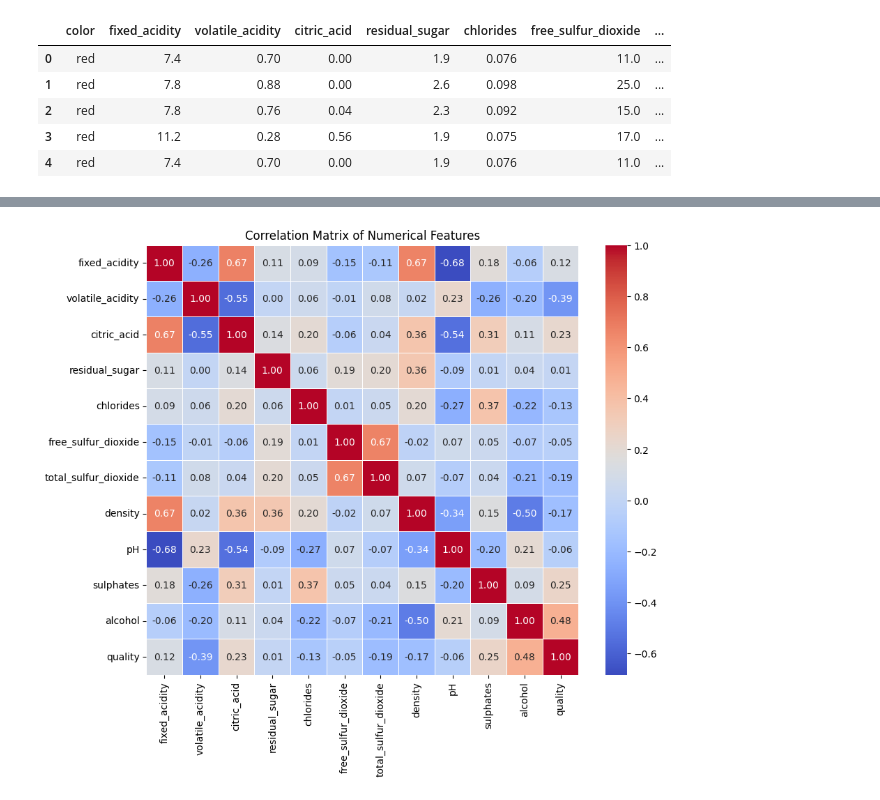
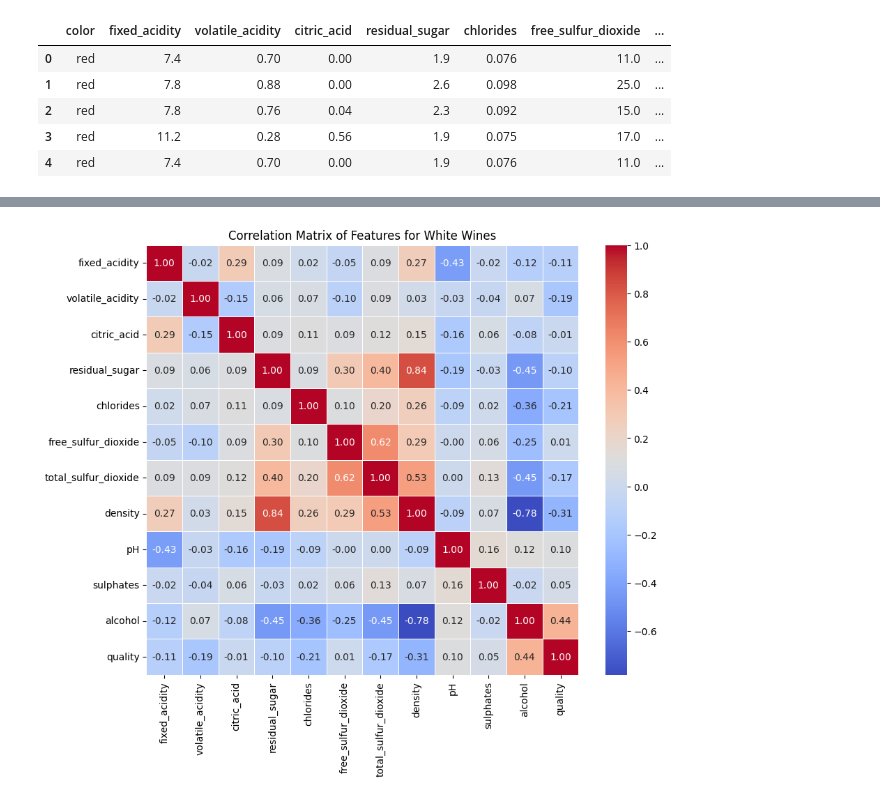
Before and after one commit to jazz1416/Predicting-Wine-Quality, a Jupyter notebook: AA1_500_Team_4_Final_Project.ipynb, the cells around one changed output, grey strips where cells are left out. Saved outputs shown, nothing was run; the diff lists cells and outputs as text; code cells hidden in the pictures.

```diff
--- a/AA1_500_Team_4_Final_Project.ipynb
+++ b/AA1_500_Team_4_Final_Project.ipynb
@@ -24,22 +24,11 @@ from ucimlrepo import fetch_ucirepo
 # fetch dataset
 wine_quality = fetch_ucirepo(id=186)
 
-# data (as pandas dataframes)
-# X = wine_quality.data.features
-# y = wine_quality.data.targets
-z = wine_quality.data.original
-
-# metadata
-# print(wine_quality.metadata)
-
-# variable information
-# print(wine_quality.variables)
-
-wine_quality = pd.DataFrame(z)
+#convert to DataFrame
+wine_quality = pd.DataFrame(wine_quality.data.original)
 col_order = ['color'] + [col for col in wine_quality.columns if col != 'color']
 wine_quality = wine_quality[col_order]
 wine_quality.head()
-# print(wine_quality.data.original)
 # %% [output]
 |  | color | fixed_acidity | volatile_acidity | citric_acid | residual_sugar | chlorides | free_sulfur_dioxide | ... |
 | 0 | red | 7.4 | 0.70 | 0.00 | 1.9 | 0.076 | 11.0 | ... |
@@ -155,8 +303,9 @@ quality               0.476166  1.000000
 # %%
+#white wine correlation matrix diagram
 plt.figure(figsize=(10, 8))
-sns.heatmap(correlation_matrix, annot=True, cmap='coolwarm', fmt='.2f', linewidths=.5)
-plt.title('Correlation Matrix of Numerical Features')
+sns.heatmap(white_correlation_matrix, annot=True, cmap='coolwarm', fmt='.2f', linewidths=.5)
+plt.title('Correlation Matrix of Features for White Wines')
 plt.show()
 # %% [output]
-[figure, old version]
+[figure, new version]
 # %%
```
Also changed, not shown: parts of 18 cells of this notebook.
